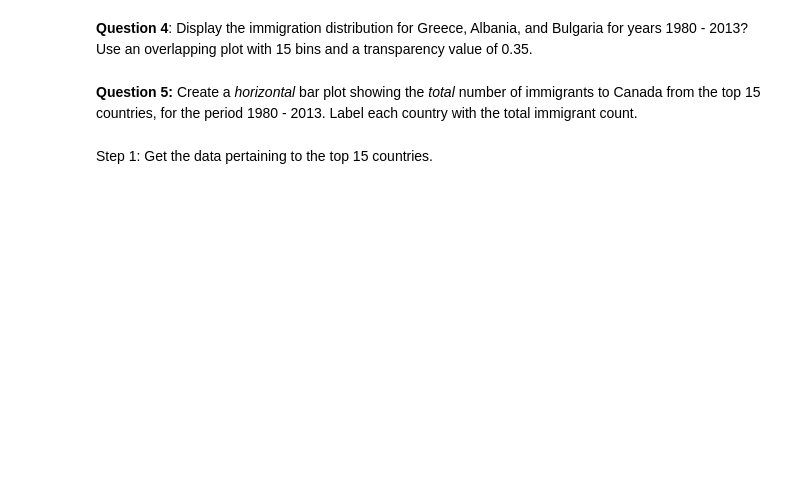
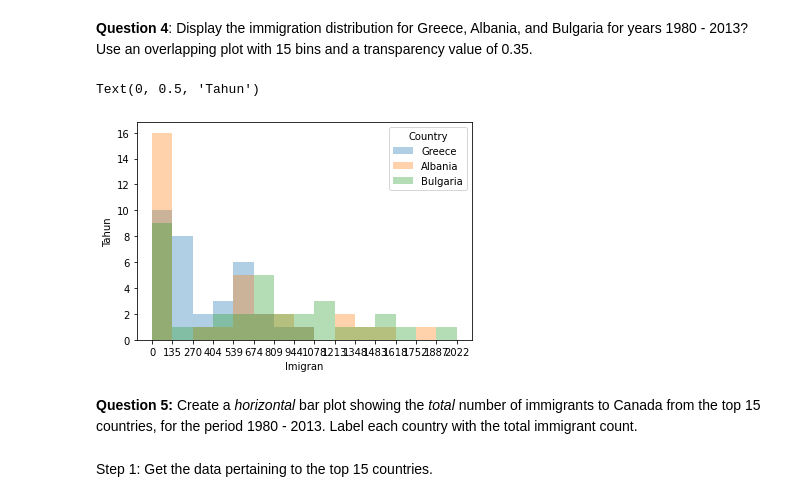
Before and after one commit to X4D0/DataVisualization, a Jupyter notebook: 2_Visualization_Tools_1_assignment.ipynb, the cells around one changed output. Cells and saved outputs as stored; diff of their text form; code cells hidden in the pictures; blank space fills up the shorter version.

```diff
--- a/2_Visualization_Tools_1_assignment.ipynb
+++ b/2_Visualization_Tools_1_assignment.ipynb
@@ -79,3 +100,15 @@ df_can.plot(kind='line')
+# %%
+### type your answer here
+data_GAB = df_can.loc[['Greece','Albania','Bulgaria']]
+data_GAB = data_GAB.iloc[:,4:37]
+plot_GAB = data_GAB.transpose()
+n,bins = np.histogram(plot_GAB,15)
+plot3 = plot_GAB.plot(kind ='hist',bins=15,alpha=0.35,xticks=bins)
+plot3.set_xlabel("Imigran")
+plot3.set_ylabel("Tahun")
+# %% [output]
+Text(0, 0.5, 'Tahun')
+[figure, added]
 # %% [markdown]
 **Question 5:** Create a *horizontal* bar plot showing the *total* number of immigrants to Canada from the top 15 countries, for the period 1980 - 2013. Label each country with the total immigrant count.
 # %% [markdown]
```
Also changed, not shown: parts of 10 cells of this notebook.
